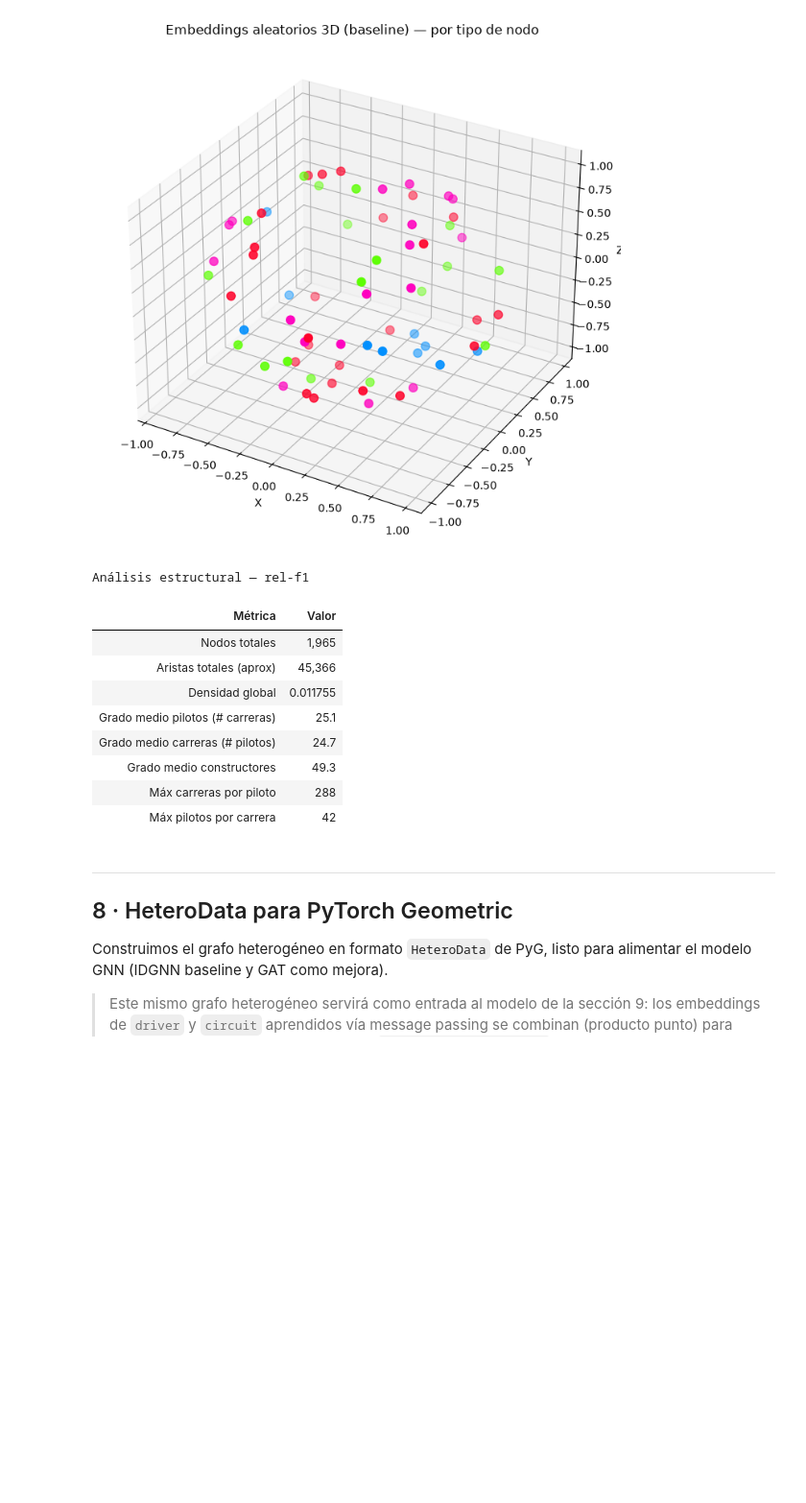
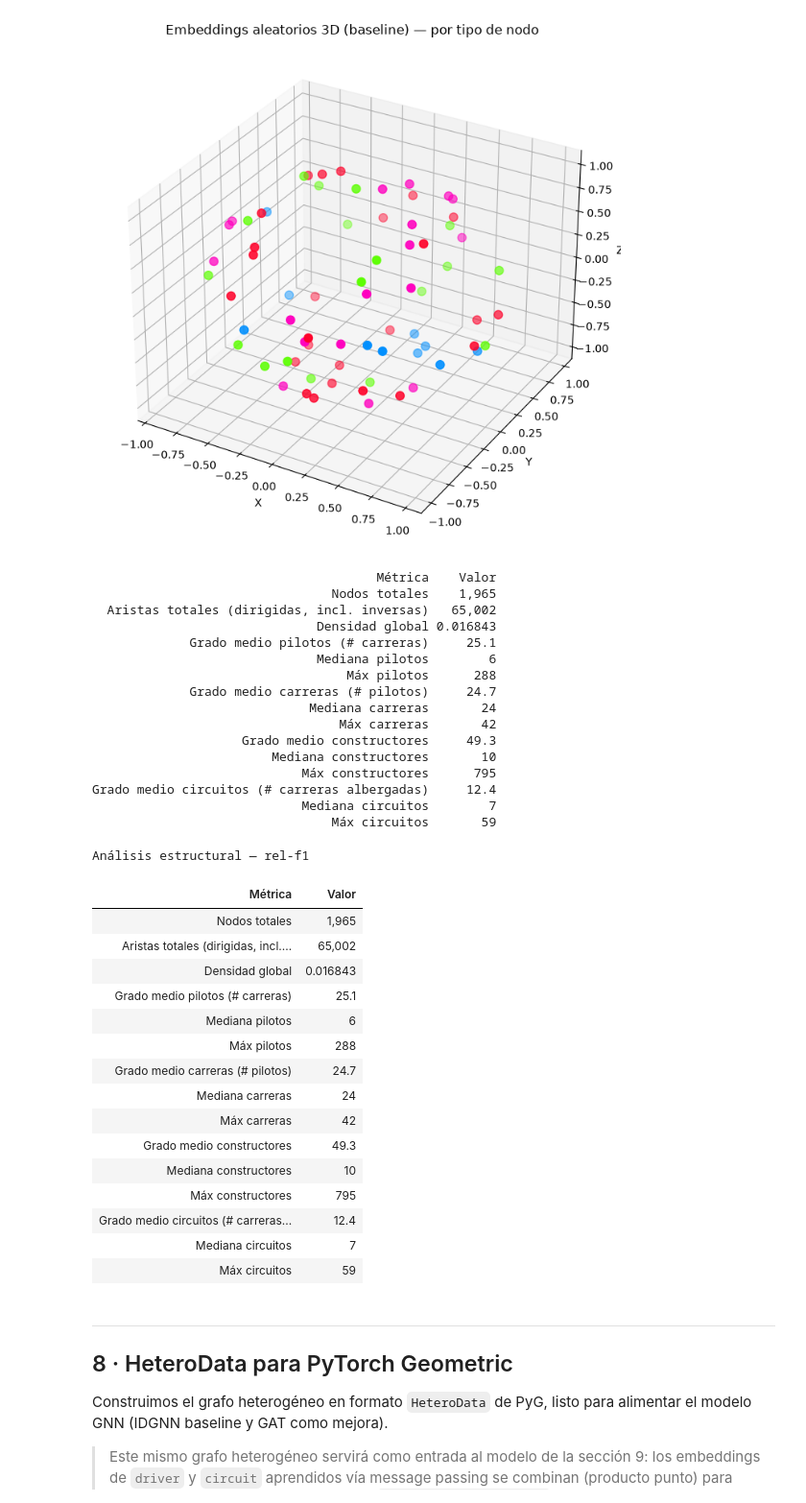
Before and after one commit to LuisMirandaMallqui/Graph-Learning-Tarea-Academica-1INF61, a Jupyter notebook: notebooks/01_exploracion_relf1.ipynb, the cells around one changed output. Shown at 96% size. Saved outputs shown, nothing was run; the diff lists cells and outputs as text; code cells hidden in the pictures; blank space fills up the shorter version.

```diff
--- a/notebooks/01_exploracion_relf1.ipynb
+++ b/notebooks/01_exploracion_relf1.ipynb
@@ -709,31 +727,60 @@ Tras el entrenamiento del GNN, esperamos MADGap > 0
 # %%
 # ── 7.5 Tabla resumen de métricas estructurales ────────────────────────────
 metrics = {
     'Métrica': [
-        'Nodos totales', 'Aristas totales (aprox)',
-        'Densidad global', 'Grado medio pilotos (# carreras)',
-        'Grado medio carreras (# pilotos)', 'Grado medio constructores',
-        'Máx carreras por piloto', 'Máx pilotos por carrera'
+        'Nodos totales', 'Aristas totales (dirigidas, incl. inversas)',
+        'Densidad global',
+        'Grado medio pilotos (# carreras)', 'Mediana pilotos', 'Máx pilotos',
+        'Grado medio carreras (# pilotos)', 'Mediana carreras', 'Máx carreras',
+        'Grado medio constructores', 'Mediana constructores', 'Máx constructores',
+        'Grado medio circuitos (# carreras albergadas)', 'Mediana circuitos', 'Máx circuitos',
     ],
     'Valor': [
         f'{n_nodes_total:,}', f'{n_edges_total:,}',
-        f'{density_global:.6f}', f'{deg_driver.mean():.1f}',
-        f'{deg_race.mean():.1f}', f'{deg_constr.mean():.1f}',
-        f'{deg_driver.max()}', f'{deg_race.max()}'
+        f'{density_global:.6f}',
+        f'{deg_driver.mean():.1f}', f'{deg_driver.median():.0f}', f'{deg_driver.max()}',
+        f'{deg_race.mean():.1f}', f'{deg_race.median():.0f}', f'{deg_race.max()}',
+        f'{deg_constr.mean():.1f}', f'{deg_constr.median():.0f}', f'{deg_constr.max()}',
+        f'{deg_circuit.mean():.1f}', f'{deg_circuit.median():.0f}', f'{deg_circuit.max()}',
     ]
 }
-pd.DataFrame(metrics).style.set_caption('Análisis estructural — rel-f1').hide(axis='index')
+df_metrics = pd.DataFrame(metrics)
+print(df_metrics.to_string(index=False))
+df_metrics.style.set_caption('Análisis estructural — rel-f1').hide(axis='index')
 # %% [output]
-Análisis estructural — rel-f1
+                                      Métrica    Valor
+                                Nodos totales    1,965
+  Aristas totales (dirigidas, incl. inversas)   65,002
+                              Densidad global 0.016843
+             Grado medio pilotos (# carreras)     25.1
+                              Mediana pilotos        6
+                                  Máx pilotos      288
+             Grado medio carreras (# pilotos)     24.7
+                             Mediana carreras       24
+                                 Máx carreras       42
+                    Grado medio constructores     49.3
+                        Mediana constructores       10
+                            Máx constructores      795
+Grado medio circuitos (# carreras albergadas)     12.4
+                            Mediana circuitos        7
+                                Máx circuitos       59
+Análisis estructural — rel-f1
 | Métrica | Valor |
 | Nodos totales | 1,965 |
-| Aristas totales (aprox) | 45,366 |
-| Densidad global | 0.011755 |
+| Aristas totales (dirigidas, incl.... | 65,002 |
+| Densidad global | 0.016843 |
 | Grado medio pilotos (# carreras) | 25.1 |
+| Mediana pilotos | 6 |
+| Máx pilotos | 288 |
 | Grado medio carreras (# pilotos) | 24.7 |
+| Mediana carreras | 24 |
+| Máx carreras | 42 |
 | Grado medio constructores | 49.3 |
-| Máx carreras por piloto | 288 |
-| Máx pilotos por carrera | 42 |
+| Mediana constructores | 10 |
+| Máx constructores | 795 |
+| Grado medio circuitos (# carreras... | 12.4 |
+| Mediana circuitos | 7 |
+| Máx circuitos | 59 |
 # %% [markdown]
 ---
 ## 8 · HeteroData para PyTorch Geometric
```
Also changed, not shown: parts of 16 cells of this notebook.
